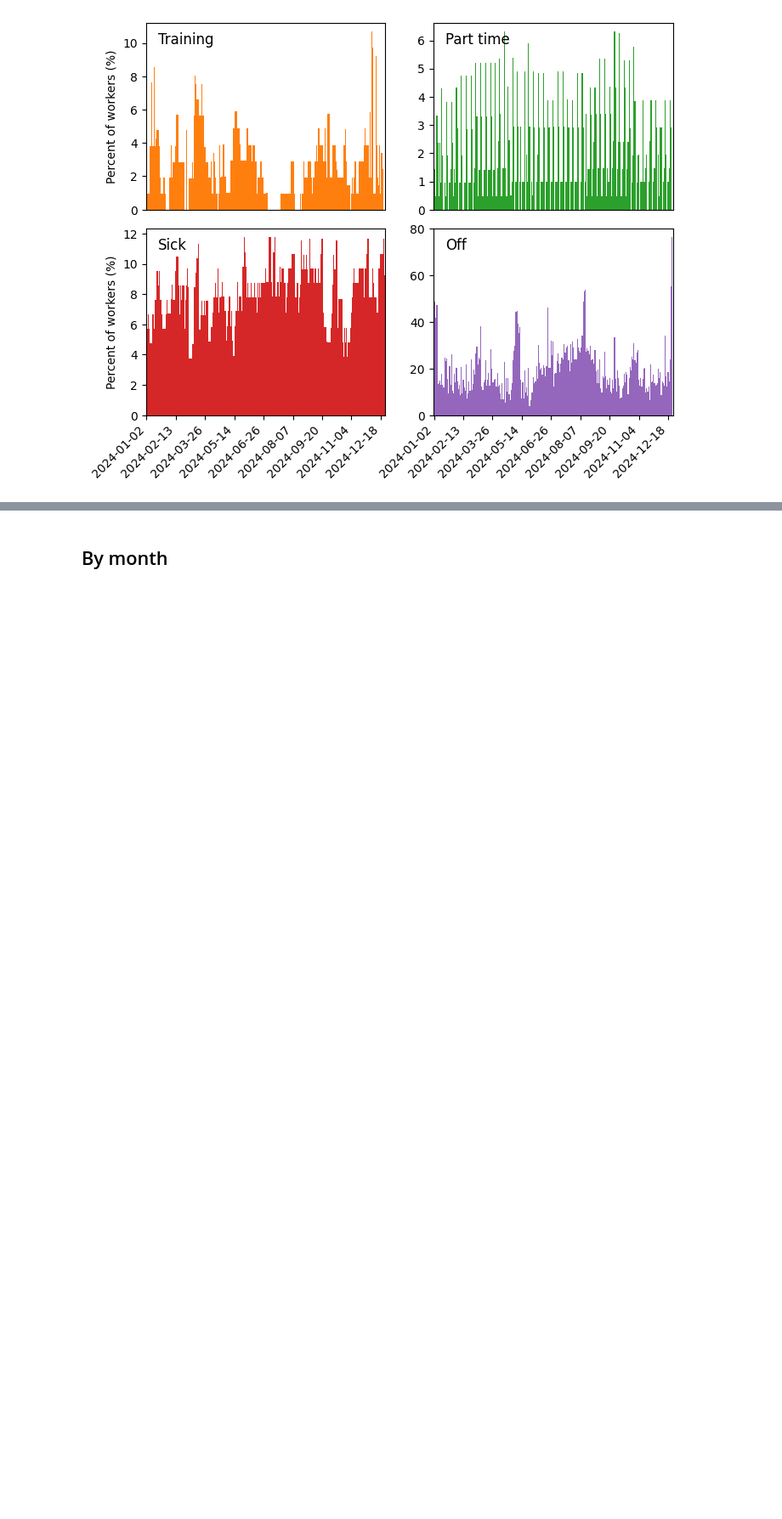
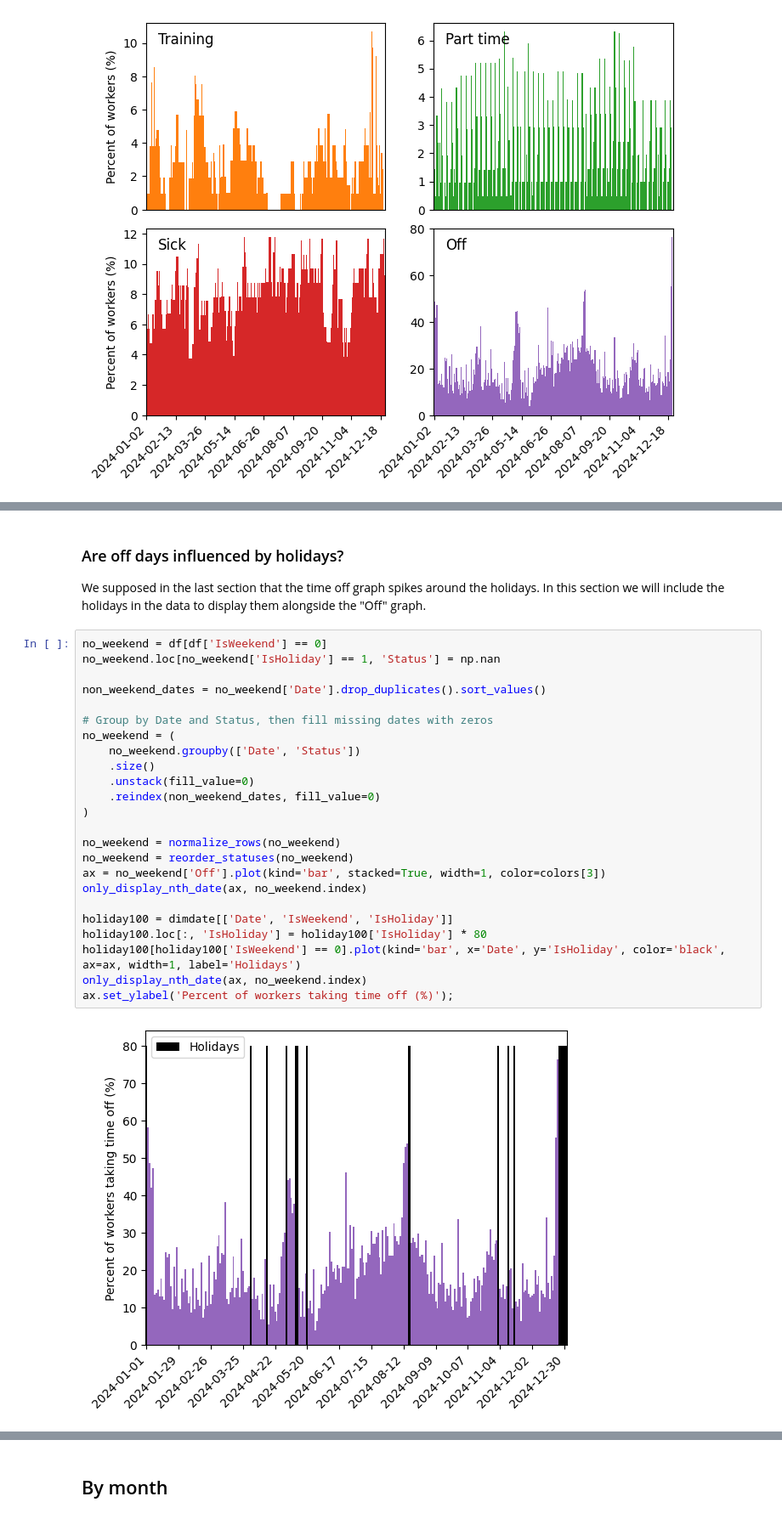
Before and after one commit to Fnor-BE/on-duty-2024, a Jupyter notebook: on-duty.ipynb, the cells around one changed output, grey strips where cells are left out. Shown at 85% size. Saved outputs shown, nothing was run; the diff lists cells and outputs as text; blank space fills up the shorter version.

Commit message:
Finished study by time and blood donation

```diff
--- a/on-duty.ipynb
+++ b/on-duty.ipynb
@@ -248,0 +279,29 @@ plt.subplots_adjust(hspace=0.1)
+# %% [markdown]
+### Are off days influenced by holidays?
+We supposed in the last section that the time off graph spikes around the holidays. In this section we will include the holidays in the data to display them alongside the "Off" graph.
+# %%
+no_weekend = df[df['IsWeekend'] == 0]
+no_weekend.loc[no_weekend['IsHoliday'] == 1, 'Status'] = np.nan
+
+non_weekend_dates = no_weekend['Date'].drop_duplicates().sort_values()
+
+# Group by Date and Status, then fill missing dates with zeros
+no_weekend = (
+    no_weekend.groupby(['Date', 'Status'])
+    .size()
+    .unstack(fill_value=0)
+    .reindex(non_weekend_dates, fill_value=0)
+)
+
+no_weekend = normalize_rows(no_weekend)
+no_weekend = reorder_statuses(no_weekend)
+ax = no_weekend['Off'].plot(kind='bar', stacked=True, width=1, color=colors[3])
+only_display_nth_date(ax, no_weekend.index)
+
+holiday100 = dimdate[['Date', 'IsWeekend', 'IsHoliday']]
+holiday100.loc[:, 'IsHoliday'] = holiday100['IsHoliday'] * 80
+holiday100[holiday100['IsWeekend'] == 0].plot(kind='bar', x='Date', y='IsHoliday', color='black', ax=ax, width=1, label='Holidays')
+only_display_nth_date(ax, no_weekend.index)
+ax.set_ylabel('Percent of workers taking time off (%)');
+# %% [output]
+[figure, added]
```
Also changed, not shown: parts of 38 cells of this notebook.
